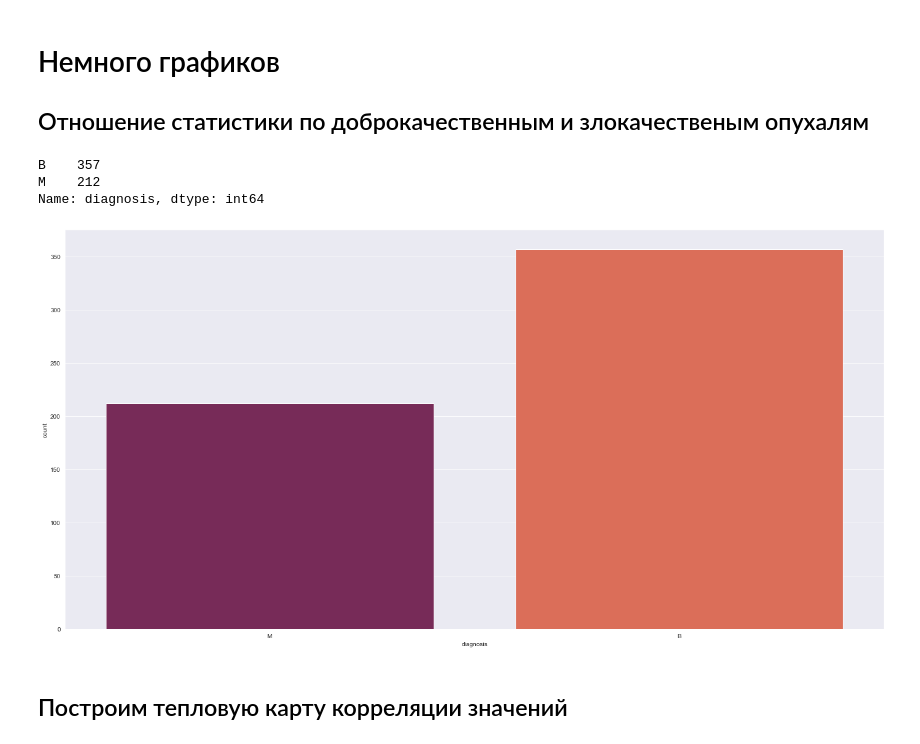
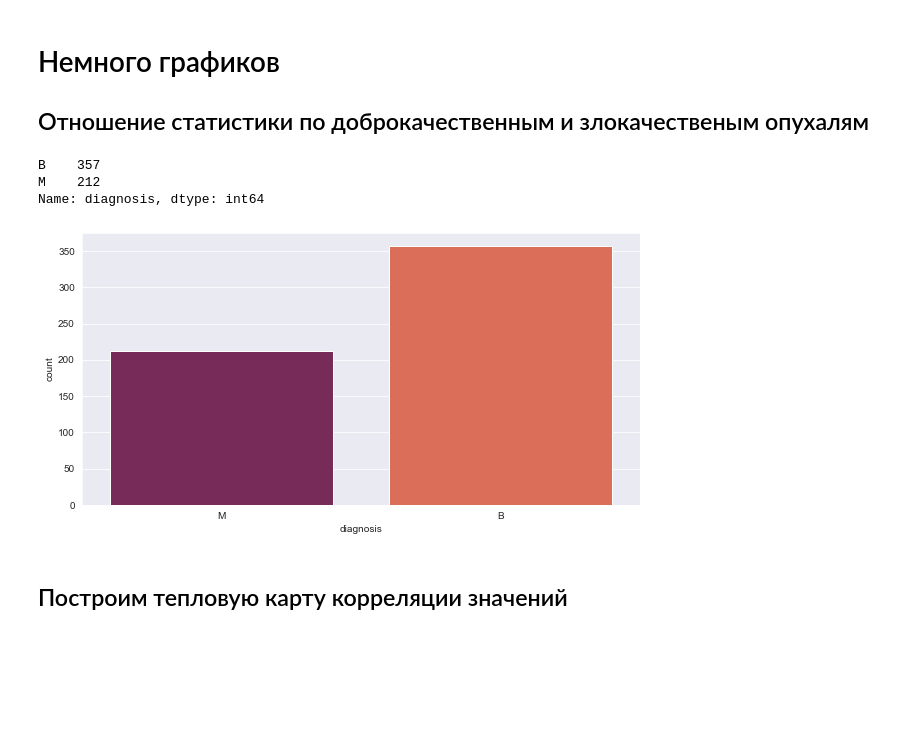
Before and after one commit to GluKhovKirill/NN_BreastCancer, a Jupyter notebook: main.ipynb, the cells around one changed output. Saved outputs shown, nothing was run; the diff lists cells and outputs as text; code cells hidden in the pictures; blank space fills up the shorter version.

```diff
--- a/main.ipynb
+++ b/main.ipynb
@@ -62,14 +68,14 @@ memory usage: 137.9+ KB
 ## Отношение статистики по доброкачественным и злокачественым опухалям
 # %%
 sns.set_style('darkgrid')
-plt.figure(figsize=(24,12))
+plt.figure(figsize=(10,5))
 sns.countplot(x="diagnosis", data=df, palette='rocket');
 pd.value_counts(df['diagnosis'])
 # %% [output]
 B    357
 M    212
 Name: diagnosis, dtype: int64
-[figure, old version]
+[figure, new version]
 # %% [markdown]
 ## Построим тепловую карту корреляции значений
 # %%
```
Also changed, not shown: parts of 9 cells of this notebook.
